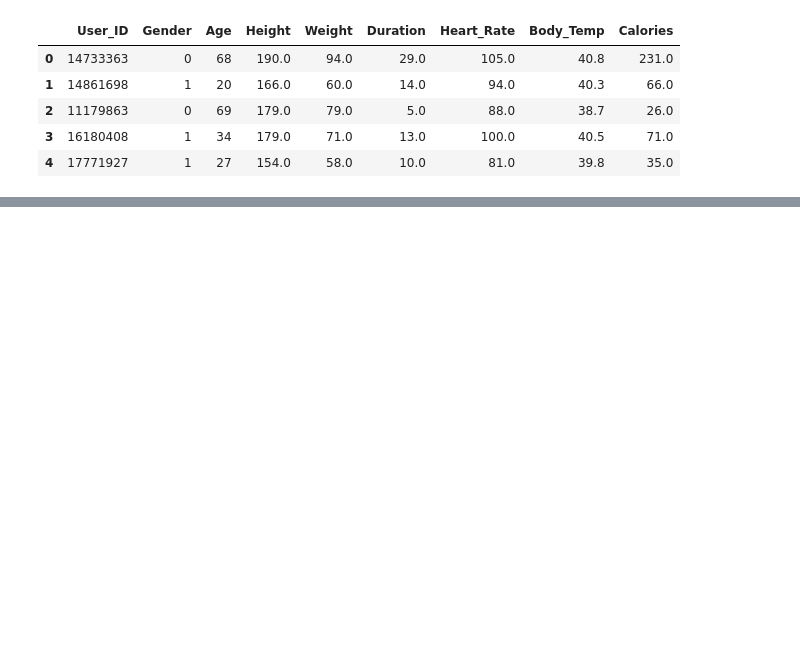
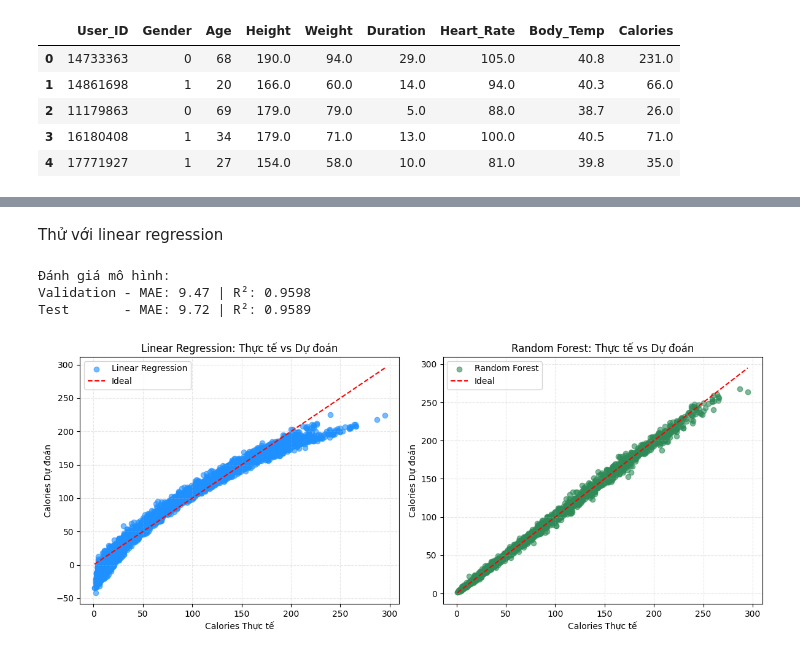
Before and after one commit to NathanNguyen411/Calo_predict, a Jupyter notebook: Calo_predict.ipynb, the cells around one changed output, grey strips where cells are left out. Cells and saved outputs as stored; diff of their text form; code cells hidden in the pictures; blank space fills up the shorter version.

```diff
--- a/Calo_predict.ipynb
+++ b/Calo_predict.ipynb
@@ -262,0 +153,52 @@ Lượng calo tiêu thụ dự đoán bằng random forest: 236.19
+# %% [markdown]
+Thử với linear regression
+# %%
+from sklearn.linear_model import LinearRegression
+
+model = LinearRegression()
+model.fit(X_train, y_train)
+# Dự đoán
+y_val_pred_lr = model.predict(X_val)
+y_test_pred_lr = model.predict(X_test)
+
+# Đánh giá hiệu suất mô hình
+mae_val = mean_absolute_error(y_val, y_val_pred_lr)
+r2_val = r2_score(y_val, y_val_pred_lr)
+
+mae_test = mean_absolute_error(y_test, y_test_pred_lr)
+r2_test = r2_score(y_test, y_test_pred_lr)
+
+print("Đánh giá mô hình:")
+print(f"Validation - MAE: {mae_val:.2f} | R²: {r2_val:.4f}")
+print(f"Test       - MAE: {mae_test:.2f} | R²: {r2_test:.4f}")
+# %% [output]
+Đánh giá mô hình:
+Validation - MAE: 9.47 | R²: 0.9598
+Test       - MAE: 9.72 | R²: 0.9589
+# %%
+# Biểu đồ 1: Calories thực tế vs dự đoán - Linear Regression
+plt.figure(figsize=(12, 5))
+
+plt.subplot(1, 2, 1)
+plt.scatter(y_test, y_test_pred_lr, alpha=0.6, color='dodgerblue', label='Linear Regression')
+plt.plot([y_test.min(), y_test.max()], [y_test.min(), y_test.max()], 'r--', label='Ideal')
+plt.xlabel('Calories Thực tế')
+plt.ylabel('Calories Dự đoán')
+plt.title('Linear Regression: Thực tế vs Dự đoán')
+plt.legend()
+plt.grid(True, linestyle='--', alpha=0.3)
+
+# Biểu đồ 2: Calories thực tế vs dự đoán - Random Forest
+plt.subplot(1, 2, 2)
+plt.scatter(y_test, y_test_pred_rf, alpha=0.6, color='seagreen', label='Random Forest')
+plt.plot([y_test.min(), y_test.max()], [y_test.min(), y_test.max()], 'r--', label='Ideal')
+plt.xlabel('Calories Thực tế')
+plt.ylabel('Calories Dự đoán')
+plt.title('Random Forest: Thực tế vs Dự đoán')
+plt.legend()
+plt.grid(True, linestyle='--', alpha=0.3)
+
+plt.tight_layout()
+plt.show()
+# %% [output]
+[figure, added]
```
Also changed, not shown: parts of 31 cells of this notebook.
